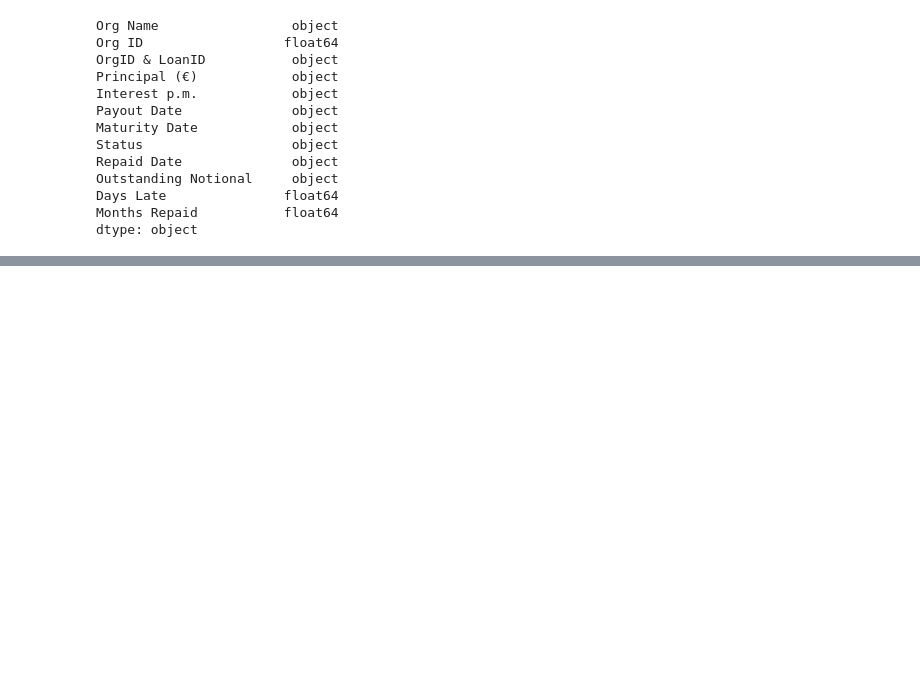
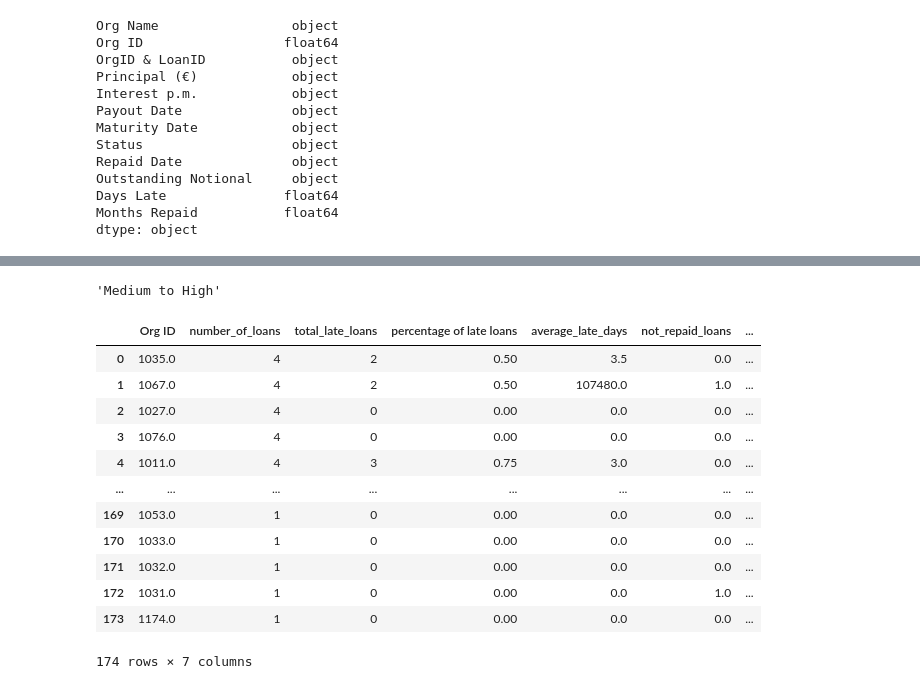
Before and after one commit to mercedesf17/Customer-Repayments-Behaviours-Analysis, a Jupyter notebook: analysis.ipynb, the cells around one changed output, grey strips where cells are left out. Drawn from its saved outputs; the diff is of its cells as text; code cells hidden in the pictures; blank space fills up the shorter version.

```diff
--- a/analysis.ipynb
+++ b/analysis.ipynb
@@ -34,0 +126,5 @@ loans_df['Outstanding Notional'] = loans_df['Outstanding Notional'].str.replace(
+# %%
+# I want know to calculate the average days of late loans per Org ID so that I can create my risk matrix
+
+average_late_days_df = loans_df[loans_df['Days Late'] > 0].groupby('Org ID')['Days Late'].mean().reset_index(name = 'average_late_days')
+average_late_days_df.head(3)
@@ -34,0 +136,9 @@ loans_df['Outstanding Notional'] = loans_df['Outstanding Notional'].str.replace(
+# %%
+# Adding to my previous dataframe the information about average late days per Org by doing a merge
+
+df_percentage_late_loans= df_percentage_late_loans.merge(average_late_days_df, how = 'left', on = 'Org ID')
+
+# Filling the NaN with 0s, as not all customers have late loans
+
+df_percentage_late_loans = df_percentage_late_loans.fillna({'average_late_days':0})
+df_percentage_late_loans.head()
@@ -34,0 +152,7 @@ loans_df['Outstanding Notional'] = loans_df['Outstanding Notional'].str.replace(
+# %%
+# Some customers have also not repaid loans so I want to add a column with that information too
+
+customers_not_repaid_loans = loans_df[loans_df['Repaid Date'] == "Not Repaid Yet"].groupby('Org ID').size().reset_index(name='not_repaid_loans')
+df_percentage_late_loans= df_percentage_late_loans.merge(customers_not_repaid_loans, how = 'left', on = 'Org ID')
+df_percentage_late_loans = df_percentage_late_loans.fillna({'not_repaid_loans':0})
+df_percentage_late_loans.head()
@@ -34,0 +182,24 @@ loans_df['Outstanding Notional'] = loans_df['Outstanding Notional'].str.replace(
+# %%
+risk_categorization(16,0.09)
+# %% [output]
+'Medium to High'
+# %%
+# Once I saw it is working, I update the dataframe with an extra column that states the riskiness of each organizations based on the
+# conditions that I stated before
+
+df_percentage_late_loans["risk_level"] = df_percentage_late_loans.apply(lambda row: risk_categorization(row["average_late_days"], row["percentage of late loans"]), axis=1)
+df_percentage_late_loans
+# %% [output]
+|  | Org ID | number_of_loans | total_late_loans | percentage of late loans | average_late_days | not_repaid_loans | ... |
+| 0 | 1035.0 | 4 | 2 | 0.50 | 3.5 | 0.0 | ... |
+| 1 | 1067.0 | 4 | 2 | 0.50 | 107480.0 | 1.0 | ... |
+| 2 | 1027.0 | 4 | 0 | 0.00 | 0.0 | 0.0 | ... |
+| 3 | 1076.0 | 4 | 0 | 0.00 | 0.0 | 0.0 | ... |
+| 4 | 1011.0 | 4 | 3 | 0.75 | 3.0 | 0.0 | ... |
+| ... | ... | ... | ... | ... | ... | ... | ... |
+| 169 | 1053.0 | 1 | 0 | 0.00 | 0.0 | 0.0 | ... |
+| 170 | 1033.0 | 1 | 0 | 0.00 | 0.0 | 0.0 | ... |
+| 171 | 1032.0 | 1 | 0 | 0.00 | 0.0 | 0.0 | ... |
+| 172 | 1031.0 | 1 | 0 | 0.00 | 0.0 | 1.0 | ... |
+| 173 | 1174.0 | 1 | 0 | 0.00 | 0.0 | 0.0 | ... |
+174 rows × 7 columns
```
Also changed, not shown: parts of 21 cells of this notebook.
